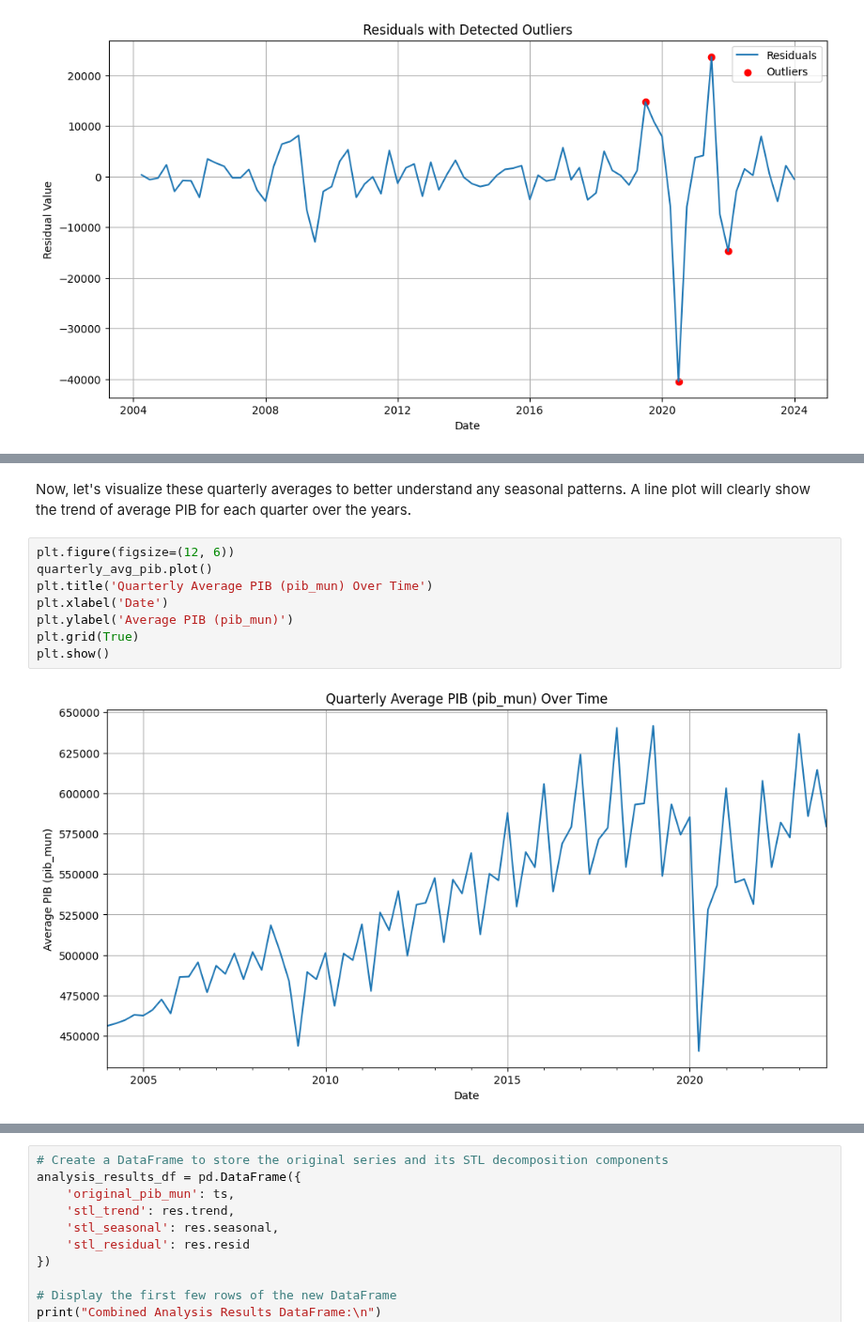
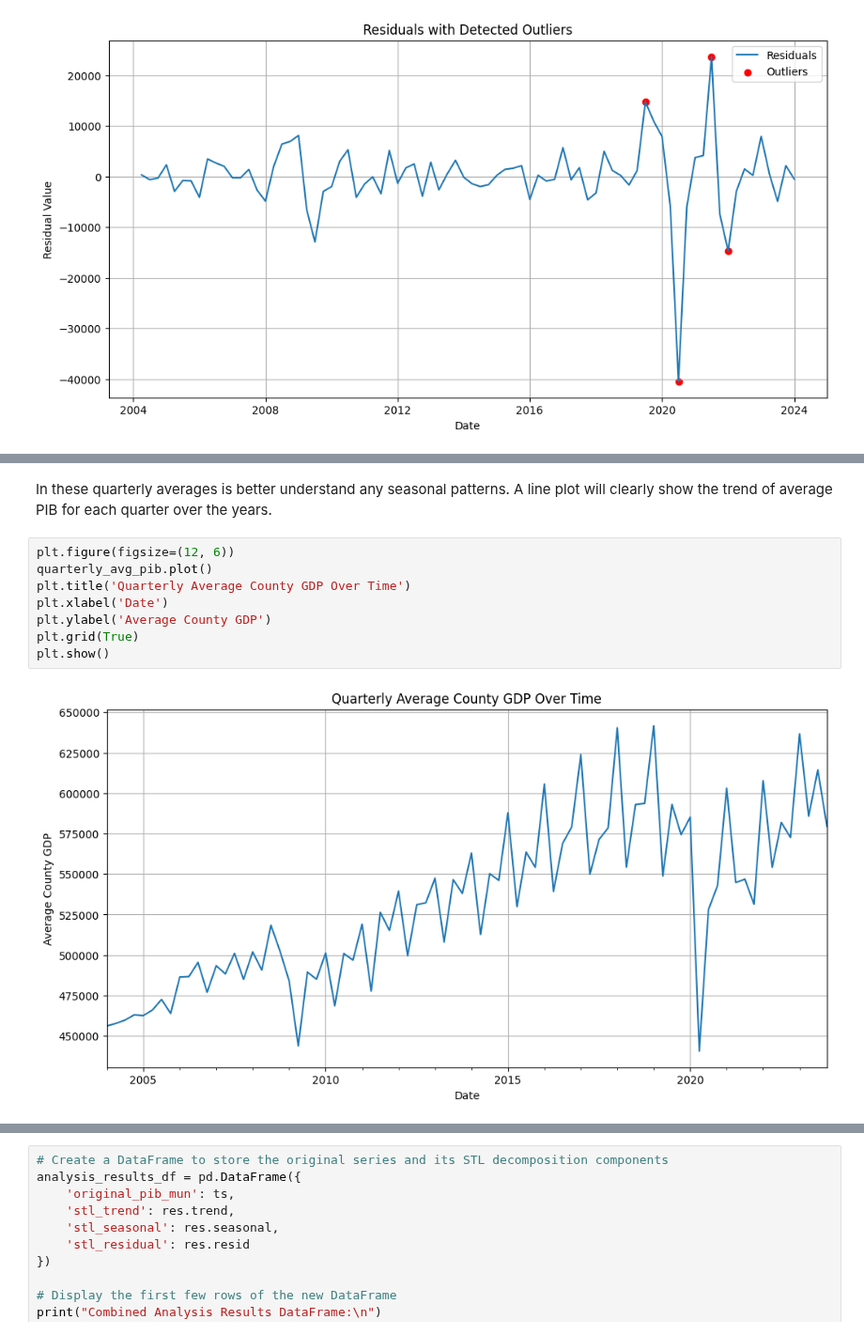
Before and after one commit to ClausGB/NigthTime-Light-, a Jupyter notebook: code/NTL/NTL_Iztapala.ipynb, the cells around one changed output, grey strips where cells are left out. Shown at 94% size. Drawn from its saved outputs; the diff is of its cells as text.

```diff
--- a/code/NTL/NTL_Iztapala.ipynb
+++ b/code/NTL/NTL_Iztapala.ipynb
@@ -181,17 +181,17 @@ dtype: float64
 | 2023-12-31 | 579553.367466 |
 dtype: float64
 # %% [markdown]
-Now, let's visualize these quarterly averages to better understand any seasonal patterns. A line plot will clearly show the trend of average PIB for each quarter over the years.
+In these quarterly averages is better understand any seasonal patterns. A line plot will clearly show the trend of average PIB for each quarter over the years.
 # %%
 plt.figure(figsize=(12, 6))
 quarterly_avg_pib.plot()
-plt.title('Quarterly Average PIB (pib_mun) Over Time')
+plt.title('Quarterly Average County GDP Over Time')
 plt.xlabel('Date')
-plt.ylabel('Average PIB (pib_mun)')
+plt.ylabel('Average County GDP')
 plt.grid(True)
 plt.show()
 # %% [output]
-[figure, old version]
+[figure, new version]
 # %%
 # Calculate the mean 'pib_mun' for each quarter across all years
 quarterly_seasonal_pattern = df['pib_mun'].groupby(df.index.quarter).mean()
```
Also changed, not shown: parts of 21 cells of this notebook.
